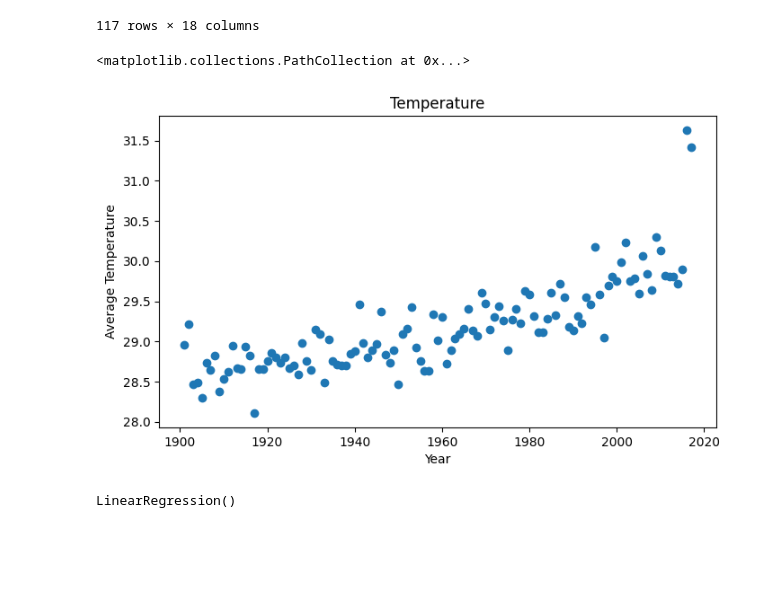
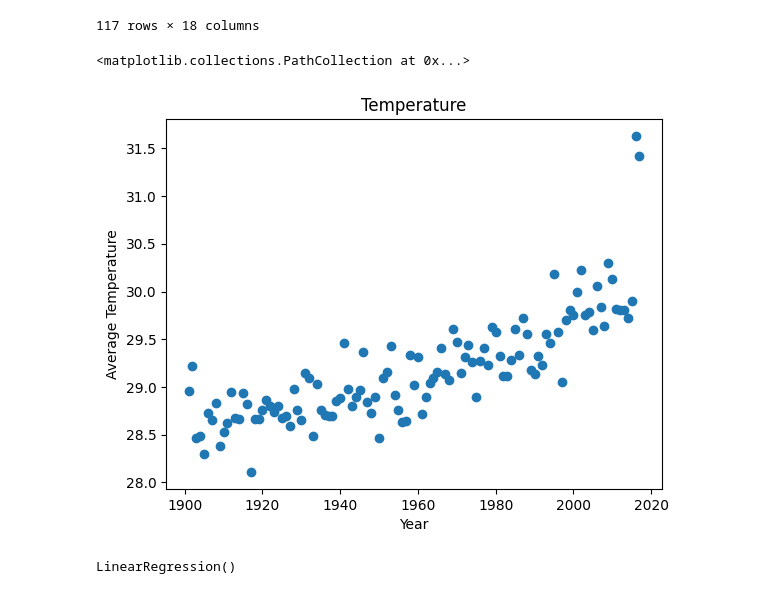
Before and after one commit to sapatevaibhav/Machine-Learning, a Jupyter notebook: pr2.ipynb, the cells around one changed output. Cells and saved outputs as stored; diff of their text form; code cells hidden in the pictures; blank space fills up the shorter version.

```diff
--- a/pr2.ipynb
+++ b/pr2.ipynb
@@ -25,14 +24,13 @@ df
 x = df['YEAR']
 y = df['ANNUAL']
 # %%
-plt.figure(figsize=(8,4.5))
 plt.title('Temperature')
 plt.xlabel('Year')
 plt.ylabel('Average Temperature')
 plt.scatter(x,y)
 # %% [output]
 <matplotlib.collections.PathCollection at 0x...>
-[figure, old version]
+[figure, new version]
 # %%
 from sklearn.linear_model import LinearRegression
 # %%
```
Also changed, not shown: parts of 10 cells of this notebook, 10 other files.
